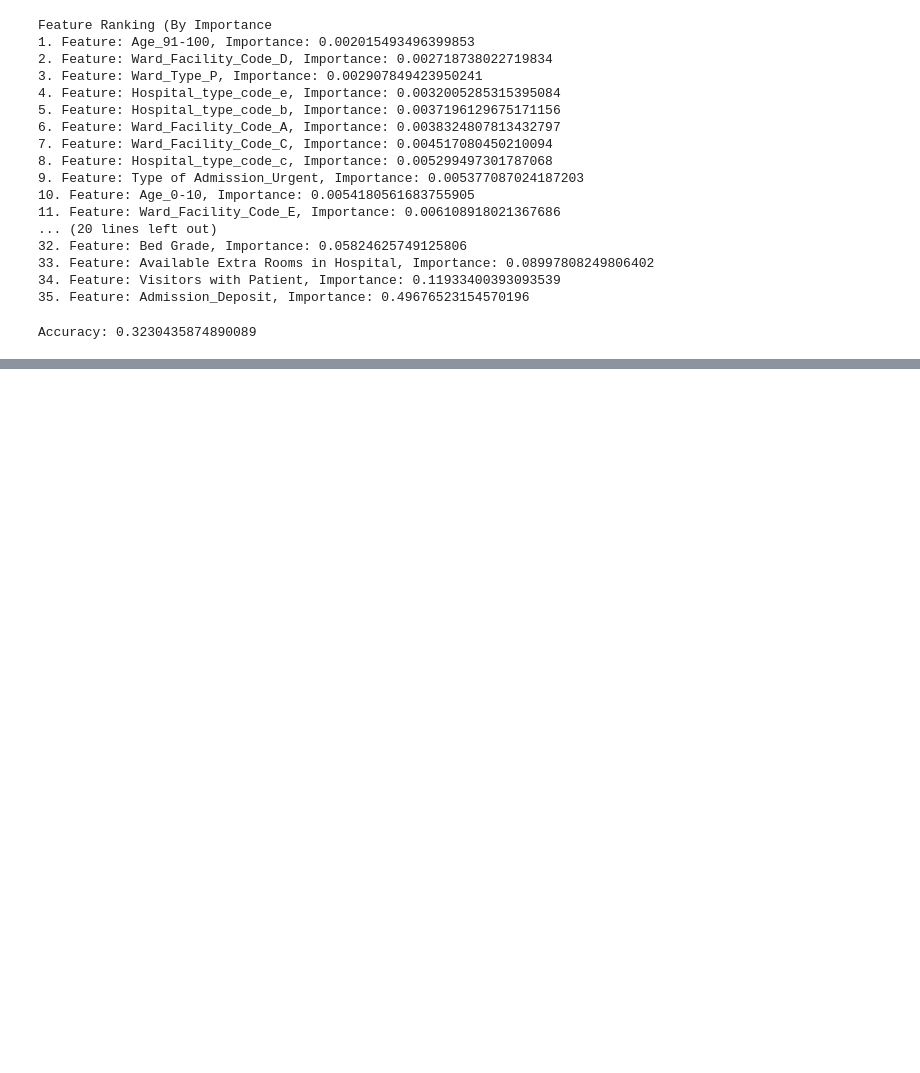
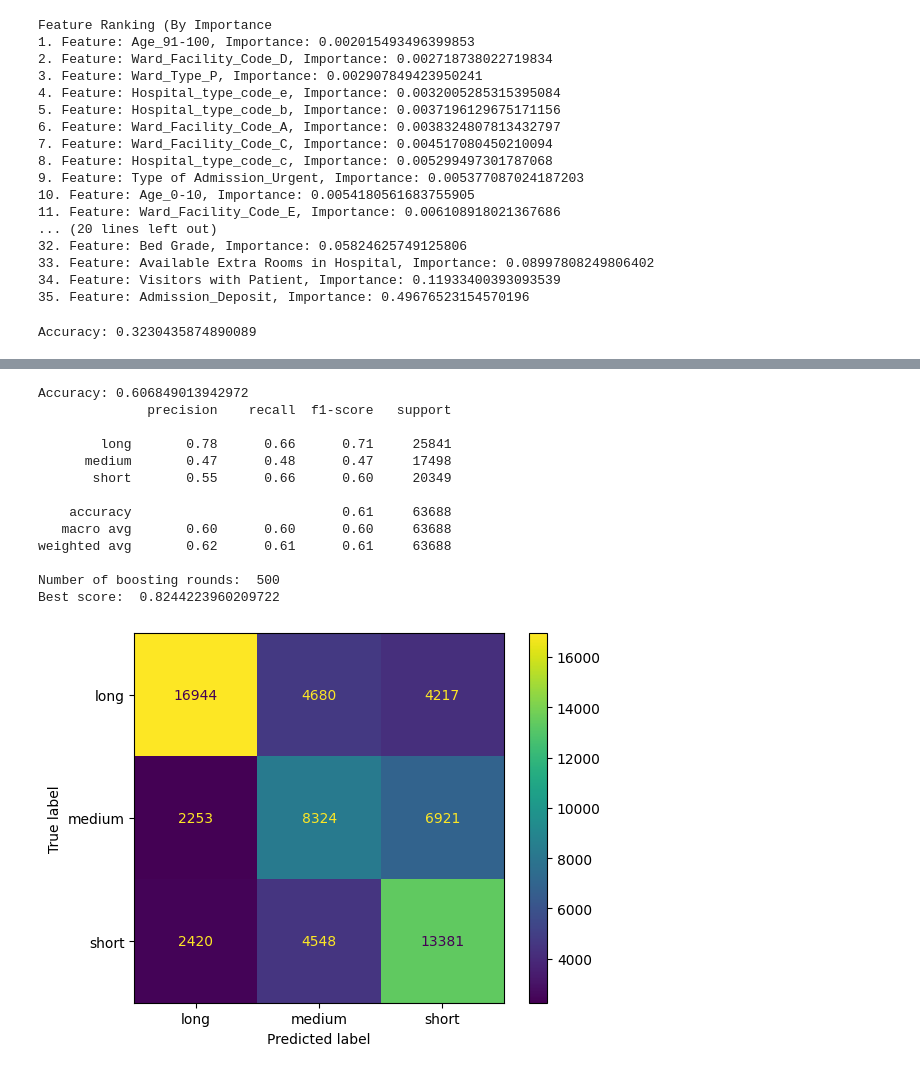
Before and after one commit to zsyed44/DS3000FinalProject, a Jupyter notebook: Nursing.ipynb, the cells around one changed output, grey strips where cells are left out. Drawn from its saved outputs; the diff is of its cells as text; code cells hidden in the pictures; blank space fills up the shorter version.

Commit message:
Reworked Output of Target Value and added LightGBM model

```diff
--- a/Nursing.ipynb
+++ b/Nursing.ipynb
@@ -392,0 +463,23 @@ After some research, we found [CatBoost](https://www.datacamp.com/tutorial/catbo
+# %%
+y = data["Stay"]
+le = LabelEncoder()
+y_enc = le.fit_transform(y)
+
+X = data.drop(columns=["Stay"])
+
+cat_cols = X.select_dtypes(include=["object"]).columns
+num_cols = X.select_dtypes(exclude=["object"]).columns
+
+# Ordinal Encoder - Instead of splitting into multiple Boolean features, this maps features to integers, preserving the ordinal relationships between them
+oe = OrdinalEncoder(handle_unknown="use_encoded_value", unknown_value=-1)
+X_cat = oe.fit_transform(X[cat_cols])
+X_num = X[num_cols].to_numpy()
+X_all = np.concatenate([X_num, X_cat], axis=1)
+cat_feature_indices = list(range(X_num.shape[1], X_all.shape[1]))
+
+X_train, X_test, y_train, y_test = train_test_split(
+    X_all, y_enc,
+    test_size=0.2,
+    random_state=42,
+    stratify=y_enc
+)
@@ -392,0 +541,27 @@ After some research, we found [CatBoost](https://www.datacamp.com/tutorial/catbo
+# %%
+y_pred_proba = model.predict(X_test)
+y_pred = y_pred_proba.argmax(axis=1)
+
+print("Accuracy:", accuracy_score(y_test, y_pred))
+print(classification_report(y_test, y_pred, target_names=le.classes_))
+model1_conf = confusion_matrix(y_test, y_pred)
+conf1_display = ConfusionMatrixDisplay(confusion_matrix = model1_conf, display_labels=['long','medium','short'])
+conf1_display.plot()
+
+print("Number of boosting rounds: ", model.best_iteration)
+print("Best score: ", model.best_score['valid']['multi_logloss'])
+# %% [output]
+Accuracy: 0.606849013942972
+              precision    recall  f1-score   support
+
+        long       0.78      0.66      0.71     25841
+      medium       0.47      0.48      0.47     17498
+       short       0.55      0.66      0.60     20349
+
+    accuracy                           0.61     63688
+   macro avg       0.60      0.60      0.60     63688
+weighted avg       0.62      0.61      0.61     63688
+
+Number of boosting rounds:  500
+Best score:  0.8244223960209722
+[figure, added]
```
Also changed, not shown: parts of 8 cells of this notebook, 4 other files.
